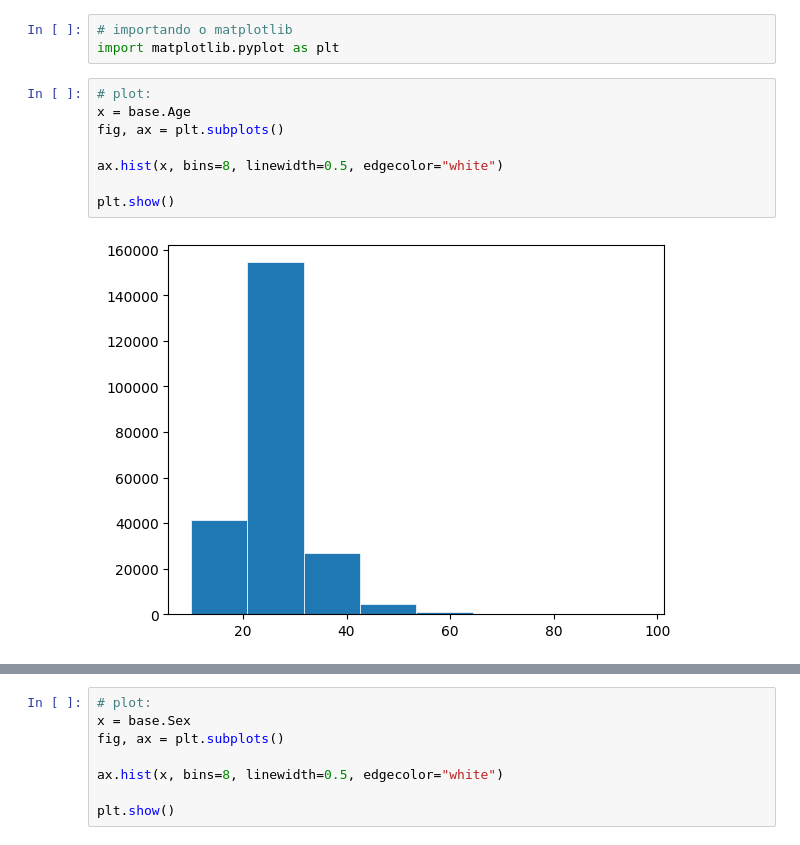
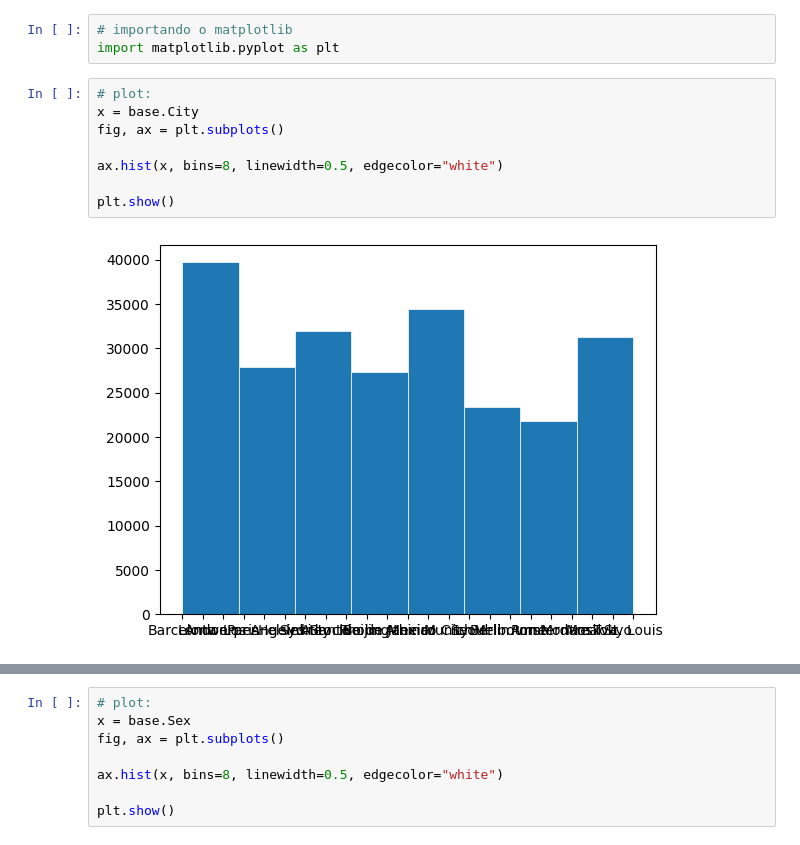
Before and after one commit to lucilagabriela/olimpiadas, a Jupyter notebook: Análise Exploratória de Dados.ipynb, the cells around one changed output, grey strips where cells are left out. Drawn from its saved outputs; the diff is of its cells as text.

```diff
--- a/Análise Exploratória de Dados.ipynb
+++ b/Análise Exploratória de Dados.ipynb
@@ -103,13 +103,13 @@ Foi de extrema importância o site https://matplotlib.org/stable/index.html, que
 # %%
 # importando o matplotlib
 import matplotlib.pyplot as plt
-# %%
-# plot:
-x = base.Age
-fig, ax = plt.subplots()
-
-ax.hist(x, bins=8, linewidth=0.5, edgecolor="white")
-
-plt.show()
-# %% [output]
-[figure, removed]
+# %%
+# plot:
+x = base.City
+fig, ax = plt.subplots()
+
+ax.hist(x, bins=8, linewidth=0.5, edgecolor="white")
+
+plt.show()
+# %% [output]
+[figure, added]
```
Also changed, not shown: parts of 3 cells of this notebook.
